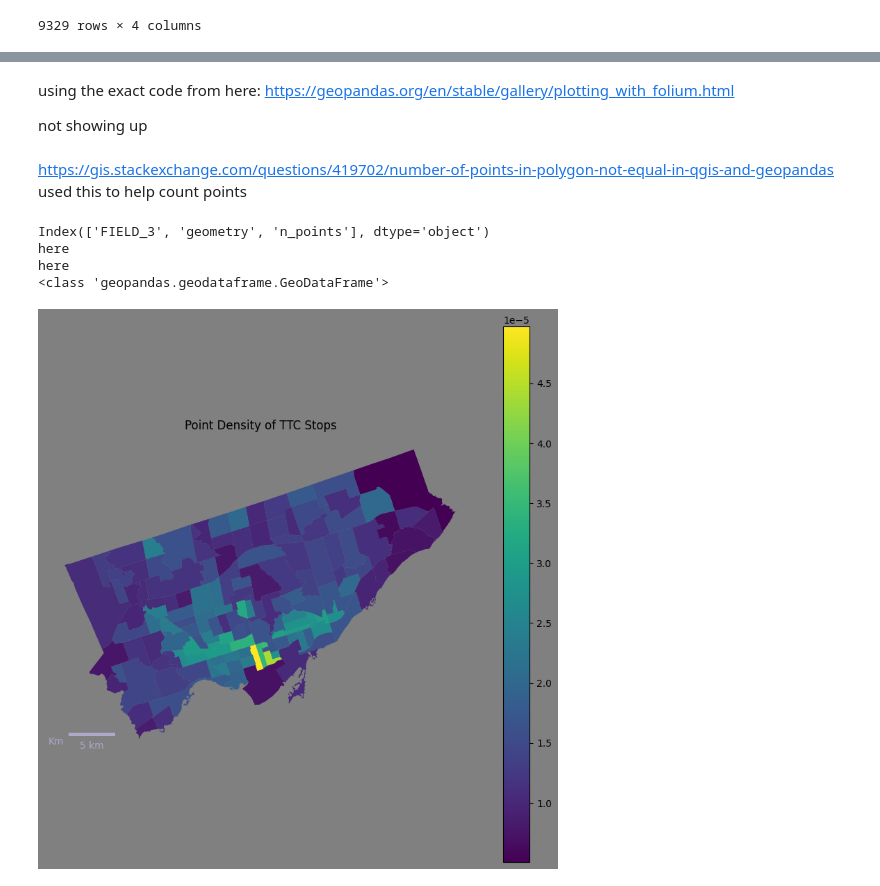
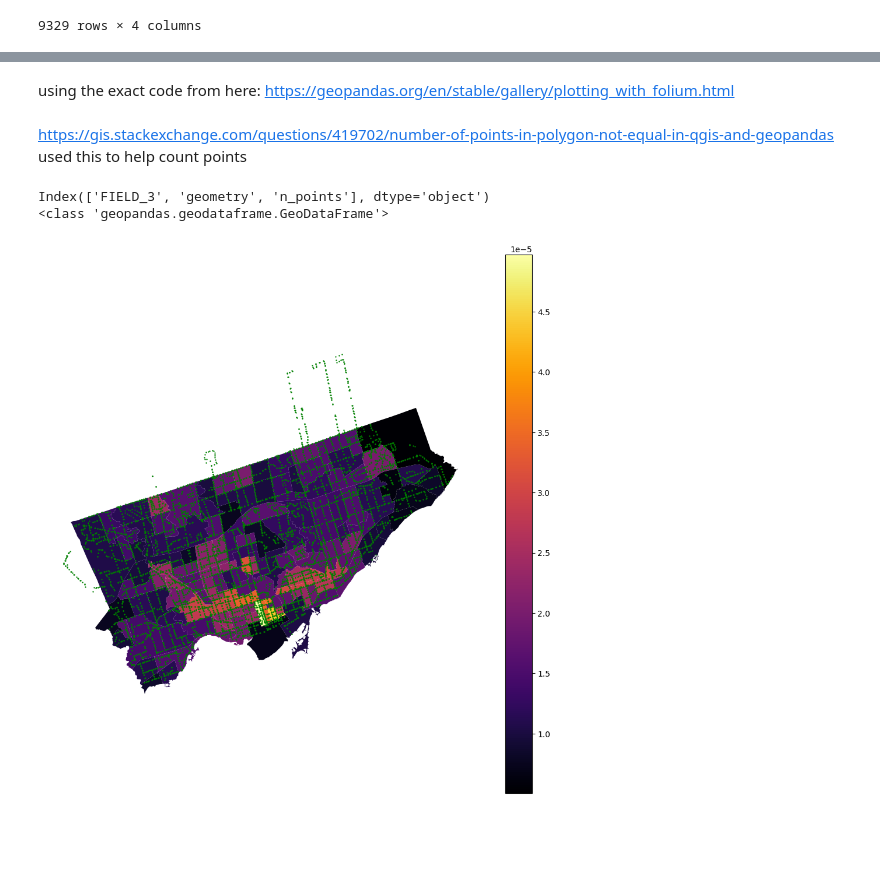
Before and after one commit to polina-gorn/GGR375-Group-Project, a Jupyter notebook: access_map.ipynb, the cells around one changed output, grey strips where cells are left out. Cells and saved outputs as stored; diff of their text form; code cells hidden in the pictures; blank space fills up the shorter version.

Commit message:
cleaned up and added some comments to access_map and added a TODO list file

```diff
--- a/access_map.ipynb
+++ b/access_map.ipynb
@@ -102,6 +84,4 @@ Index(['stop_id', 'stop_code', 'stop_name', 'geometry'], dtype='object')
 # %% [markdown]
 using the exact code from here:
 https://geopandas.org/en/stable/gallery/plotting_with_folium.html
-
-not showing up
 # %%
@@ -131,28 +113,26 @@ used this to help count points
 # %%
 #aggregate stop counts to neighbourhoods
 neighbourhood_copy = neighbourhood_gdf.copy()
 
-from plot_formatter import clean_plot
+#from plot_formatter import clean_plot
 
 stops_gdf = stops_gdf.to_crs('EPSG:2958')
 neighbourhood_copy.to_crs('EPSG:2958')
-# fig, ax = py.subplots(1,1, figsize = (12,12))
+fig, ax = py.subplots(1,1, figsize = (12,12))
 
 stops_gdf['point'] = stops_gdf['geometry'].copy()
 
 out = neighbourhood_copy.merge(neighbourhood_copy.sjoin(stops_gdf).groupby('FIELD_3').size().rename('n_points').reset_index())
 
 print(out.columns)
 out['point_density'] = out['n_points']/out.area
-# out.plot(ax=ax, column = 'point_density', cmap ='inferno', legend = True)
-# # stops_gdf.plot(ax, color = 'green', markersize=0.5)
-# ax.set_axis_off()
-clean_plot(out, 'point_density', 'Point Density of TTC Stops', 'Stops per Square Meter')
-clean_plot(stops_gdf, None, 'none', 'none', 'Greens', ax =ax)
+out.plot(ax=ax, column = 'point_density', cmap ='inferno', legend = True)
+stops_gdf.plot(ax =ax, color = 'green', markersize=0.5)
+ax.set_axis_off()
+#clean_plot(out, 'point_density', 'Point Density of TTC Stops', 'Stops per Square Meter')
+#clean_plot(stops_gdf, None, 'none', 'none', 'Greens', ax =ax)
 print(type(neighbourhood_copy))
 # %% [output]
 Index(['FIELD_3', 'geometry', 'n_points'], dtype='object')
-here
-here
 <class 'geopandas.geodataframe.GeoDataFrame'>
-[figure, old version]
+[figure, new version]
```
Also changed, not shown: parts of 6 cells of this notebook, 2 other files.
